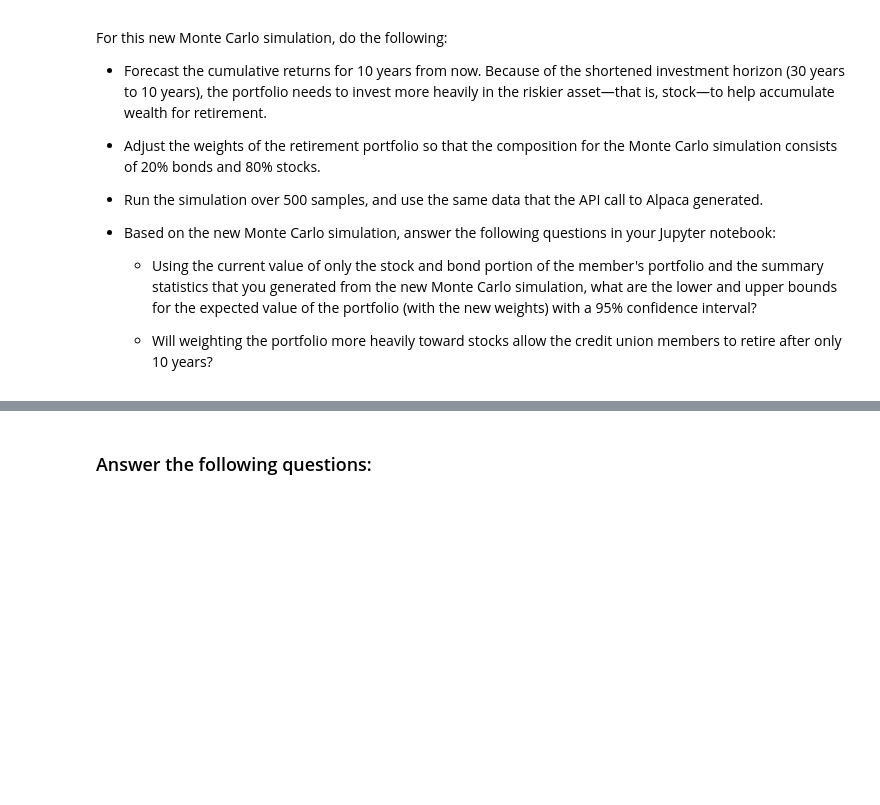
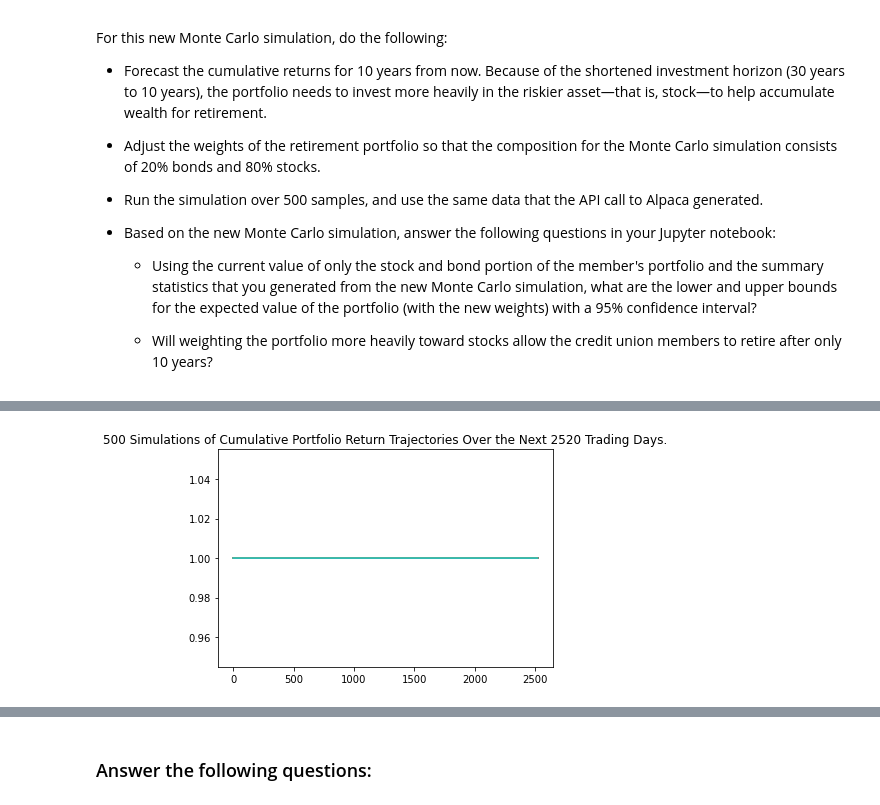
Before and after one commit to DLThrasher/Challenge_5, a Jupyter notebook: financial_planning_tools.ipynb, the cells around one changed output, grey strips where cells are left out. Drawn from its saved outputs; the diff is of its cells as text; code cells hidden in the pictures; blank space fills up the shorter version.

```diff
--- a/financial_planning_tools.ipynb
+++ b/financial_planning_tools.ipynb
@@ -677,7 +739,11 @@ For this new Monte Carlo simulation, do the following:
 # %%
 # Visualize the 10-year Monte Carlo simulation by creating an
 # overlay line plot
 # YOUR CODE HERE
+MC_sim_line_plot_2 = MC_10.plot_simulation()
+MC_sim_line_plot.get_figure().savefig("MC_10_sim_plot.png", bbox_inches="tight")
+# %% [output]
+[figure, added]
 # %%
 # Visualize the probability distribution of the 10-year Monte Carlo simulation
 # by plotting a histogram
```
Also changed, not shown: parts of 29 cells of this notebook.
